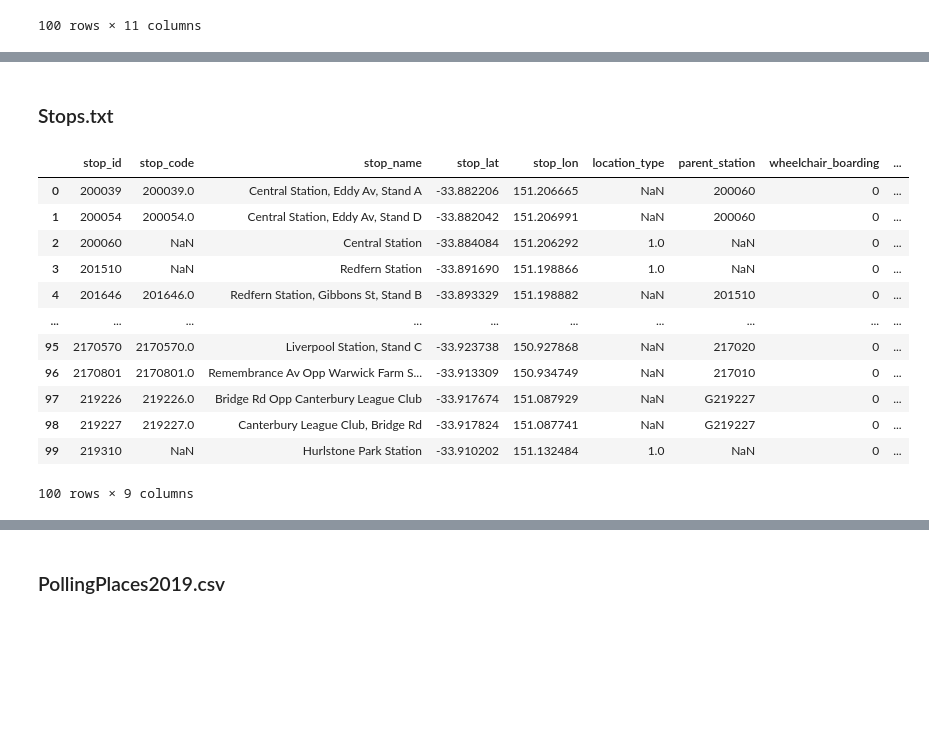
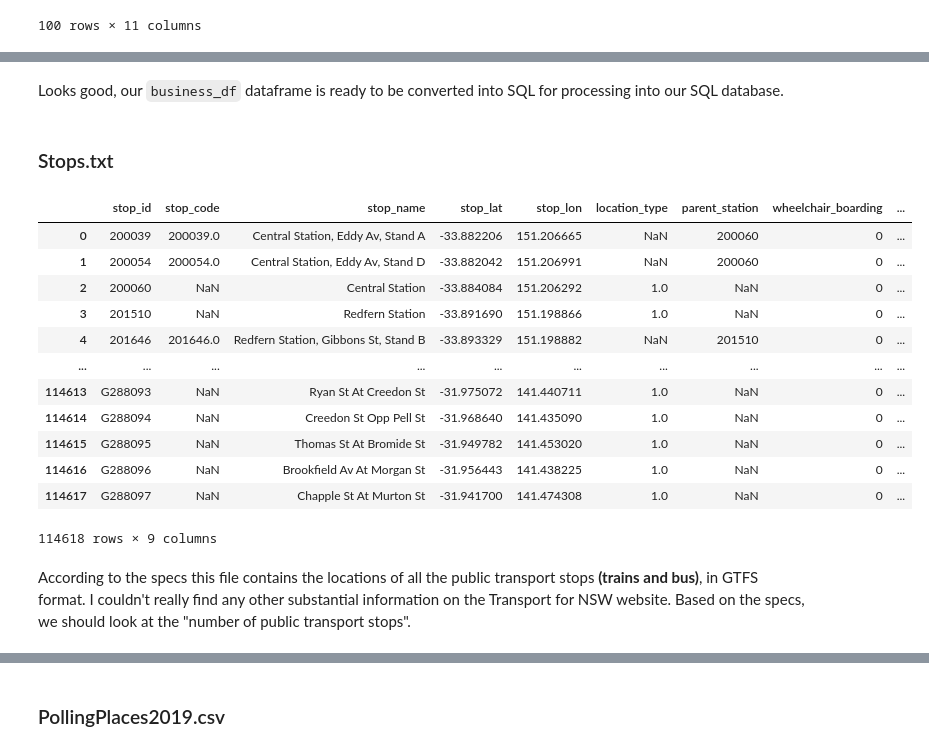
Before and after one commit to infernocadet/greater-sydney-analysis, a Jupyter notebook: Greater Sydney Analysis.ipynb, the cells around one changed output, grey strips where cells are left out. Drawn from its saved outputs; the diff is of its cells as text; code cells hidden in the pictures; blank space fills up the shorter version.

```diff
--- a/Greater Sydney Analysis.ipynb
+++ b/Greater Sydney Analysis.ipynb
@@ -122,19 +198,23 @@ Other Services
+# %% [markdown]
+Looks good, our `business_df` dataframe is ready to be converted into SQL for processing into our SQL database.
 # %% [markdown]
 ### Stops.txt
 # %%
 stops_df = pd.read_csv("Stops.txt")
-stops_df.head(100)
+stops_df.head(-100)
 # %% [output]
 |  | stop_id | stop_code | stop_name | stop_lat | stop_lon | location_type | parent_station | wheelchair_boarding | ... |
 | 0 | 200039 | 200039.0 | Central Station, Eddy Av, Stand A | -33.882206 | 151.206665 | NaN | 200060 | 0 | ... |
 | 1 | 200054 | 200054.0 | Central Station, Eddy Av, Stand D | -33.882042 | 151.206991 | NaN | 200060 | 0 | ... |
 | 2 | 200060 | NaN | Central Station | -33.884084 | 151.206292 | 1.0 | NaN | 0 | ... |
 | 3 | 201510 | NaN | Redfern Station | -33.891690 | 151.198866 | 1.0 | NaN | 0 | ... |
 | 4 | 201646 | 201646.0 | Redfern Station, Gibbons St, Stand B | -33.893329 | 151.198882 | NaN | 201510 | 0 | ... |
 | ... | ... | ... | ... | ... | ... | ... | ... | ... | ... |
-| 95 | 2170570 | 2170570.0 | Liverpool Station, Stand C | -33.923738 | 150.927868 | NaN | 217020 | 0 | ... |
-| 96 | 2170801 | 2170801.0 | Remembrance Av Opp Warwick Farm S... | -33.913309 | 150.934749 | NaN | 217010 | 0 | ... |
-| 97 | 219226 | 219226.0 | Bridge Rd Opp Canterbury League Club | -33.917674 | 151.087929 | NaN | G219227 | 0 | ... |
-| 98 | 219227 | 219227.0 | Canterbury League Club, Bridge Rd | -33.917824 | 151.087741 | NaN | G219227 | 0 | ... |
-| 99 | 219310 | NaN | Hurlstone Park Station | -33.910202 | 151.132484 | 1.0 | NaN | 0 | ... |
+| 114613 | G288093 | NaN | Ryan St At Creedon St | -31.975072 | 141.440711 | 1.0 | NaN | 0 | ... |
+| 114614 | G288094 | NaN | Creedon St Opp Pell St | -31.968640 | 141.435090 | 1.0 | NaN | 0 | ... |
+| 114615 | G288095 | NaN | Thomas St At Bromide St | -31.949782 | 141.453020 | 1.0 | NaN | 0 | ... |
+| 114616 | G288096 | NaN | Brookfield Av At Morgan St | -31.956443 | 141.438225 | 1.0 | NaN | 0 | ... |
+| 114617 | G288097 | NaN | Chapple St At Murton St | -31.941700 | 141.474308 | 1.0 | NaN | 0 | ... |
-100 rows × 9 columns
+114618 rows × 9 columns
+# %% [markdown]
+According to the specs this file contains the locations of all the public transport stops **(trains and bus)**, in GTFS format. I couldn't really find any other substantial information on the Transport for NSW website. Based on the specs, we should look at the "number of public transport stops".
```
Also changed, not shown: parts of 60 cells of this notebook.
